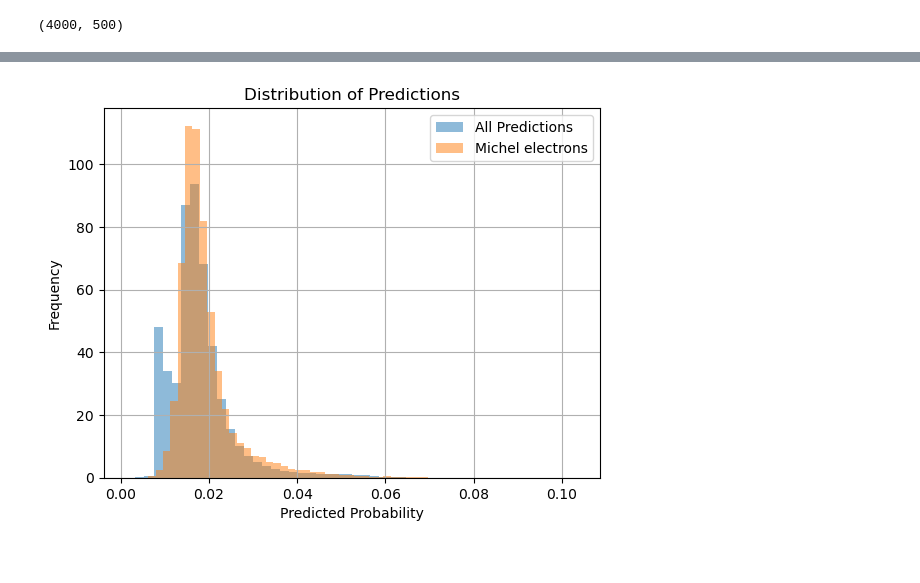
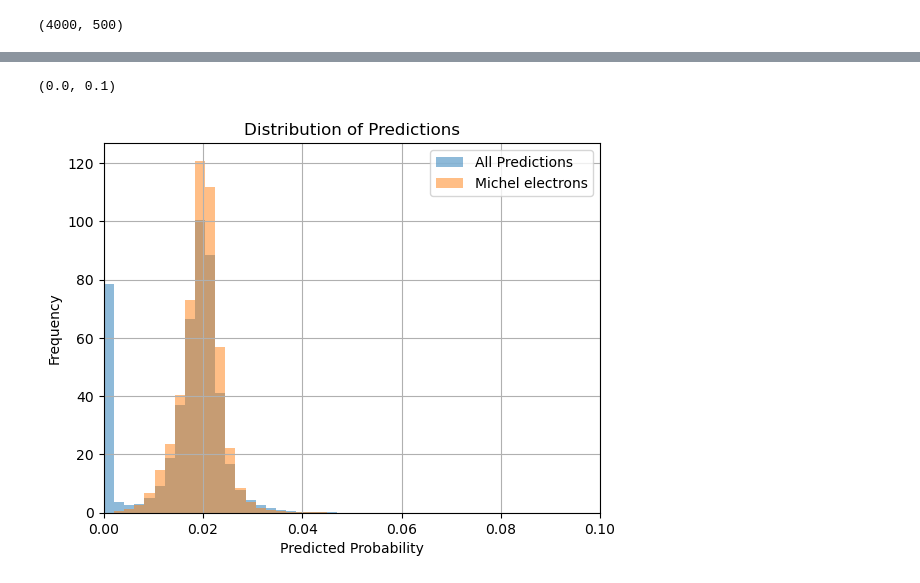
Before and after one commit to simonthor/inss-ml, a Jupyter notebook: gnn.ipynb, the cells around one changed output, grey strips where cells are left out. Drawn from its saved outputs; the diff is of its cells as text; code cells hidden in the pictures.

Commit message:
Update GNN code to fixbug of loss printing

```diff
--- a/gnn.ipynb
+++ b/gnn.ipynb
@@ -103,7 +103,7 @@ for i, (event_coords, input_labels) in enumerate(zip(tqdm(data), truth)):
 
     train_data.append(event_data)
 # %%
-with open('data/gnn_train_data.pkl', 'wb') as f:
+with open('data/gnn_train_data_1.pkl', 'wb') as f:
     pickle.dump(train_data, f)
 # %%
 with open('data/gnn_val_data.pkl', 'wb') as f:
@@ -135,21 +148,10 @@ Train nodes: 17477675, Val nodes: 2187515
 # %%
-class GNN(nn.Module):
-    def __init__(self, input_dim, hidden_dim, output_dim=1):
-        super(GNN, self).__init__()
-        self.conv1 = GCNConv(input_dim, hidden_dim)
-        self.conv2 = GCNConv(hidden_dim, output_dim)
-
-    def forward(self, data):
-        x, edge_index = data.x, data.edge_index
-        x = self.conv1(x, edge_index)
-        x = F.relu(x)
-        # x = F.dropout(x, training=self.training)
-        x = self.conv2(x, edge_index)
-        return x
-
 # Initialize model
 model = GNN(input_dim=1, hidden_dim=4, output_dim=1)
 optimizer = torch.optim.Adam(model.parameters(), lr=0.01, weight_decay=5e-4)
+
+train_loss_list = []
+val_loss_list = []
 
 # Training loop with validation
 best_val_f1 = 0.0
@@ -160,13 +162,18 @@ for epoch in range(5):
     for batch in tqdm(train_loader):
         optimizer.zero_grad()
         out = model(batch)
-        loss = F.binary_cross_entropy_with_logits(out, batch.y.unsqueeze(1), reduction="sum")
+        weight = batch.y.unsqueeze(1) + 0.1
+        loss = F.binary_cross_entropy_with_logits(out, batch.y.unsqueeze(1), reduction="none")
+        loss = (loss * weight).sum()
         loss.backward()
         optimizer.step()
         train_loss += loss.item()
 
     # Divide by the total number of nodes in all batches
     train_loss /= train_n_nodes
+
+    train_loss_list.append(train_loss)
+
     # Validation
     model.eval()
     val_loss = 0.0
@@ -174,11 +181,14 @@ for epoch in range(5):
 
     with torch.no_grad():
         for batch in val_loader:
+            weight = batch.y.unsqueeze(1) + 0.1
             out = model(batch)
-            val_loss += F.binary_cross_entropy_with_logits(out, batch.y.unsqueeze(1), reduction="sum").item()
+            val_loss = F.binary_cross_entropy_with_logits(out, batch.y.unsqueeze(1), reduction="none")
+            val_loss = (loss * weight).sum().item()
             preds.append(out)
 
     val_loss /= val_n_nodes
+    val_loss_list.append(val_loss)
 
     val_f1 = f1_score(
         torch.cat([batch.y for batch in val_loader]).cpu().numpy(),
@@ -186,7 +196,7 @@ for epoch in range(5):
         # average='macro'
     )
 
-    print(f"Epoch {epoch+1}, Train Loss: {train_loss/len(train_loader):.4f}, "
+    print(f"Epoch {epoch+1}, Train Loss: {train_loss:.4f}, "
           f"Val Loss: {val_loss:.4f}, Val F1: {val_f1:.4f}")
 
     torch.save(model.state_dict(), f"model_epoch_{epoch+1}.pt")
@@ -204,15 +222,17 @@ Epoch 5, Train Loss: 0.0007, Val Loss: 0.0836, Val F1: 0.0000
 # %%
 # plot the distribution of predictions
-plt.hist(torch.cat([F.sigmoid(batch) for batch in preds]).squeeze().cpu().numpy(), density=True, bins=np.linspace(0, 1, 50), alpha=0.5, label="All Predictions")
+plt.hist(torch.cat([F.sigmoid(batch) for batch in preds]).squeeze().cpu().numpy(), density=True, bins=np.linspace(0, 0.1, 50), alpha=0.5, label="All Predictions")
 plt.xlabel('Predicted Probability')
 plt.ylabel('Frequency')
 plt.title('Distribution of Predictions')
 # plot the distribution of predictions for only nodes with label 1
-plt.hist(torch.cat([F.sigmoid(batch)[batch2.y == 1] for batch2, batch in zip(val_loader, preds)]).squeeze().cpu().numpy(), density=True, bins=np.linspace(0, 1, 50), alpha=0.5, label="Michel electrons")
+plt.hist(torch.cat([F.sigmoid(batch)[batch2.y == 1] for batch2, batch in zip(val_loader, preds)]).squeeze().cpu().numpy(), density=True, bins=np.linspace(0, 0.1, 50), alpha=0.5, label="Michel electrons")
 plt.legend()
 plt.grid()
+plt.xlim(0, 0.1)
 # %% [output]
+(0.0, 0.1)
-[figure, old version]
+[figure, new version]
 # %%
 preds_flat = torch.cat([F.sigmoid(batch) for batch in preds])
 # %%
```
Also changed, not shown: parts of 13 cells of this notebook.
